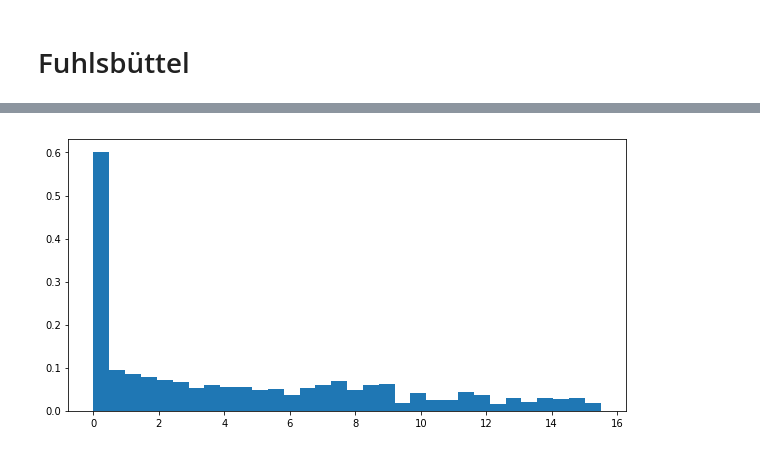
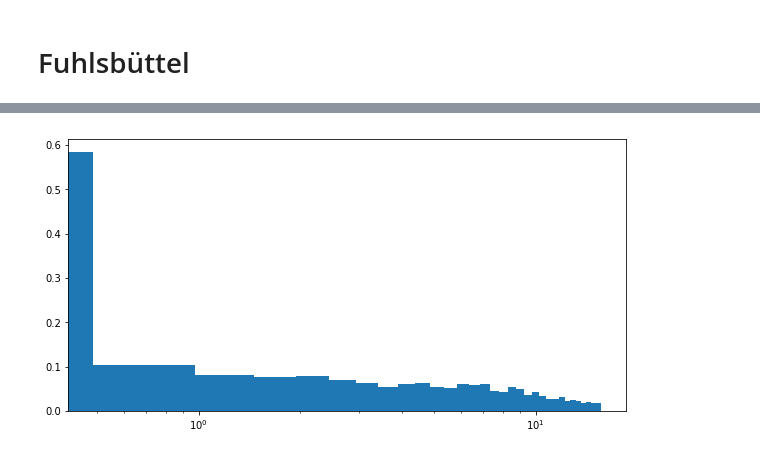
Before and after one commit to marianoju/neuefische, a Jupyter notebook: neuefische-master/fuhlsbuettel.ipynb, the cells around one changed output, grey strips where cells are left out. Drawn from its saved outputs; the diff is of its cells as text; code cells hidden in the pictures.

```diff
--- a/neuefische-master/fuhlsbuettel.ipynb
+++ b/neuefische-master/fuhlsbuettel.ipynb
@@ -24,10 +24,11 @@ df.head()
 SunshineDuration = df[['SunshineDuration']].values.reshape(len(df))
 # %%
 plt.figure(figsize=(10, 5))
+plt.xscale('log')
 plt.hist(SunshineDuration, 32, density=True)
 plt.show()
 # %% [output]
-[figure, old version]
+[figure, new version]
 # %%
 df.describe()
 # %% [output]
```
Also changed, not shown: parts of 5 cells of this notebook, 3 other files.
